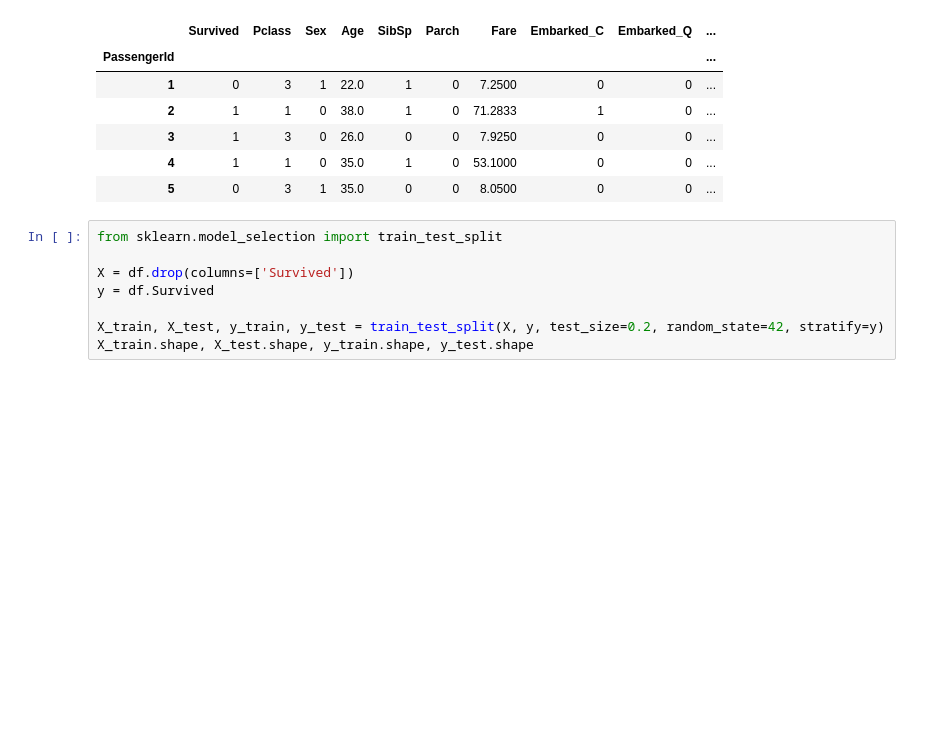
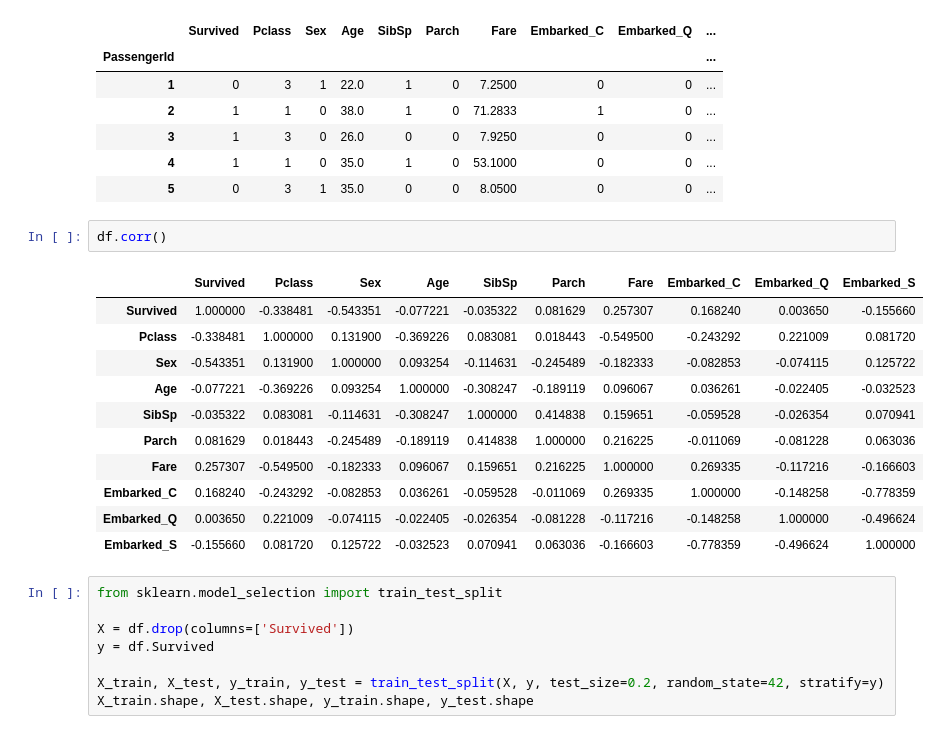
Before and after one commit to aronei44/Step-to-AI, a Jupyter notebook: main.ipynb, the cells around one changed output. Cells and saved outputs as stored; diff of their text form; blank space fills up the shorter version.

```diff
--- a/main.ipynb
+++ b/main.ipynb
@@ -287,6 +287,20 @@ df.head()
 | 3 | 1 | 3 | 0 | 26.0 | 0 | 0 | 7.9250 | 0 | 0 | ... |
 | 4 | 1 | 1 | 0 | 35.0 | 1 | 0 | 53.1000 | 0 | 0 | ... |
 | 5 | 0 | 3 | 1 | 35.0 | 0 | 0 | 8.0500 | 0 | 0 | ... |
+# %%
+df.corr()
+# %% [output]
+|  | Survived | Pclass | Sex | Age | SibSp | Parch | Fare | Embarked_C | Embarked_Q | Embarked_S |
+| Survived | 1.000000 | -0.338481 | -0.543351 | -0.077221 | -0.035322 | 0.081629 | 0.257307 | 0.168240 | 0.003650 | -0.155660 |
+| Pclass | -0.338481 | 1.000000 | 0.131900 | -0.369226 | 0.083081 | 0.018443 | -0.549500 | -0.243292 | 0.221009 | 0.081720 |
+| Sex | -0.543351 | 0.131900 | 1.000000 | 0.093254 | -0.114631 | -0.245489 | -0.182333 | -0.082853 | -0.074115 | 0.125722 |
+| Age | -0.077221 | -0.369226 | 0.093254 | 1.000000 | -0.308247 | -0.189119 | 0.096067 | 0.036261 | -0.022405 | -0.032523 |
+| SibSp | -0.035322 | 0.083081 | -0.114631 | -0.308247 | 1.000000 | 0.414838 | 0.159651 | -0.059528 | -0.026354 | 0.070941 |
+| Parch | 0.081629 | 0.018443 | -0.245489 | -0.189119 | 0.414838 | 1.000000 | 0.216225 | -0.011069 | -0.081228 | 0.063036 |
+| Fare | 0.257307 | -0.549500 | -0.182333 | 0.096067 | 0.159651 | 0.216225 | 1.000000 | 0.269335 | -0.117216 | -0.166603 |
+| Embarked_C | 0.168240 | -0.243292 | -0.082853 | 0.036261 | -0.059528 | -0.011069 | 0.269335 | 1.000000 | -0.148258 | -0.778359 |
+| Embarked_Q | 0.003650 | 0.221009 | -0.074115 | -0.022405 | -0.026354 | -0.081228 | -0.117216 | -0.148258 | 1.000000 | -0.496624 |
+| Embarked_S | -0.155660 | 0.081720 | 0.125722 | -0.032523 | 0.070941 | 0.063036 | -0.166603 | -0.778359 | -0.496624 | 1.000000 |
 # %%
 from sklearn.model_selection import train_test_split
 
```
Also changed, not shown: 1 other file.
